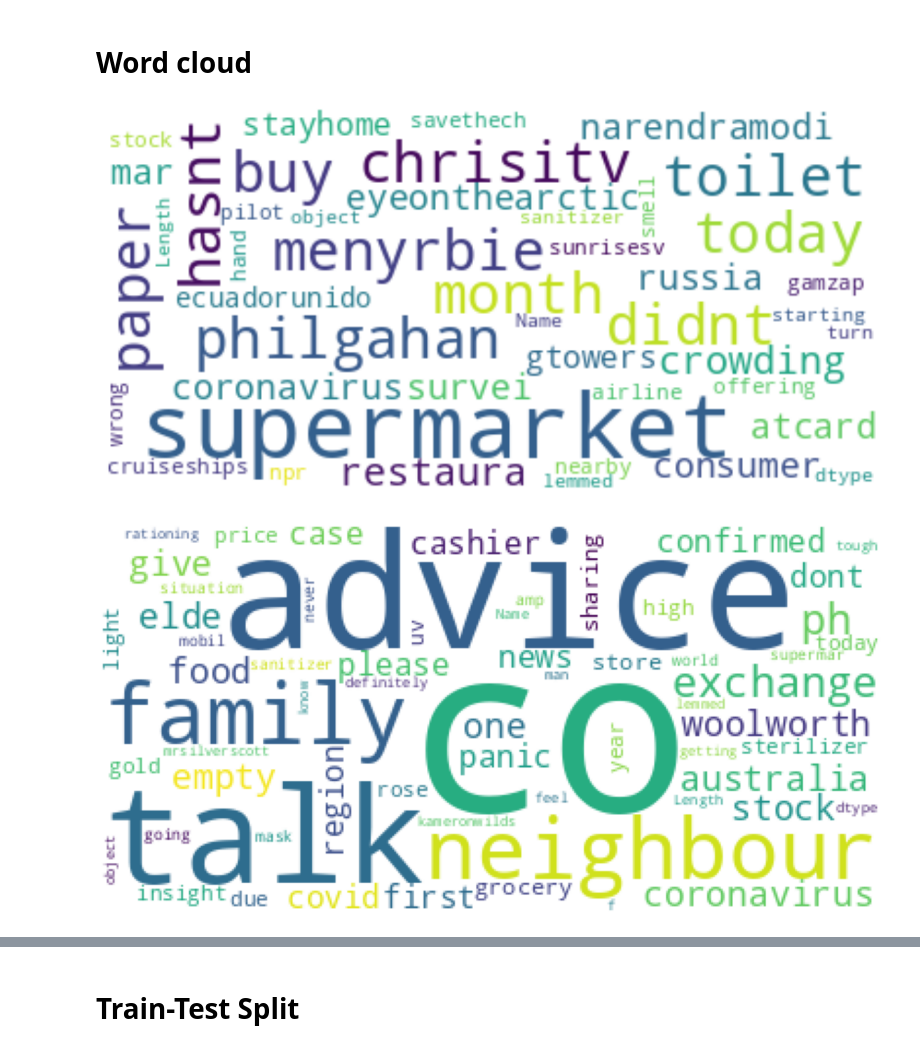
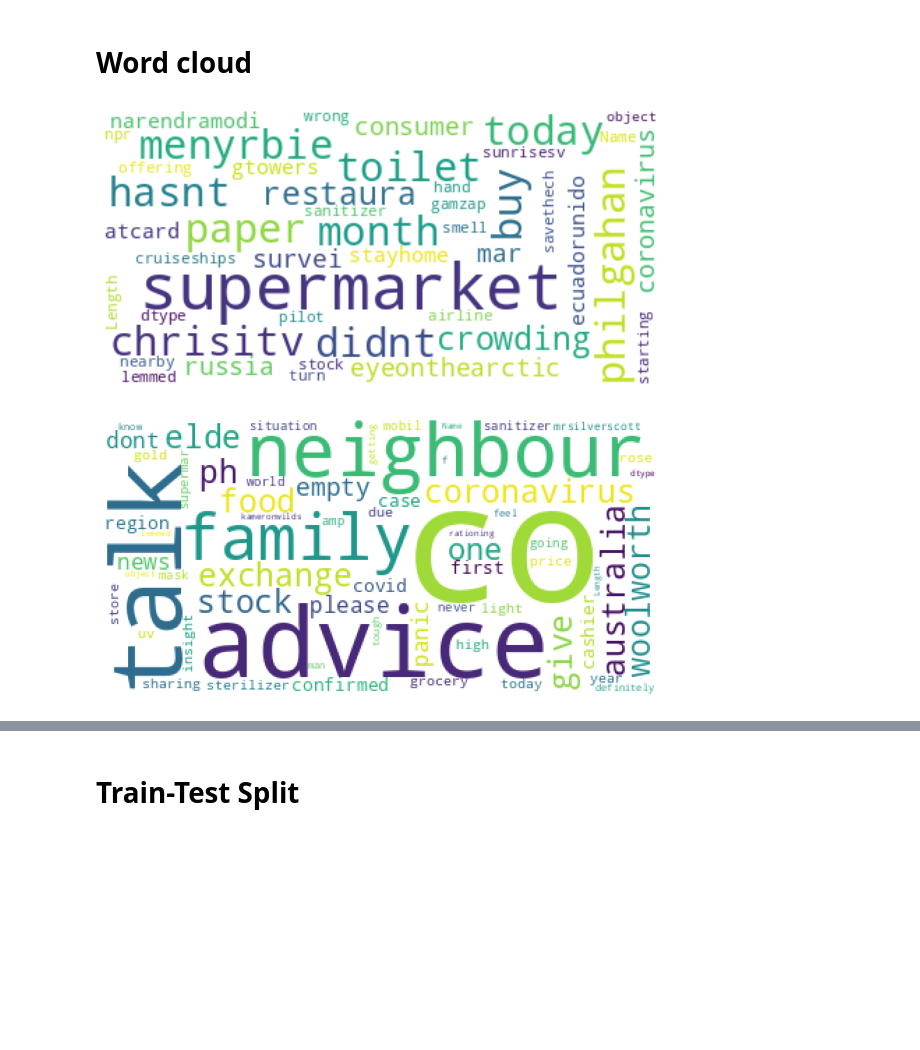
Before and after one commit to Ashif-khan033/coronavirus_tweets_sentiment_analysis, a Jupyter notebook: coronavirus_tweets_sentiment_analysis.ipynb, the cells around one changed output, grey strips where cells are left out. Drawn from its saved outputs; the diff is of its cells as text; code cells hidden in the pictures; blank space fills up the shorter version.

```diff
--- a/coronavirus_tweets_sentiment_analysis.ipynb
+++ b/coronavirus_tweets_sentiment_analysis.ipynb
@@ -426,26 +449,23 @@ neutral = pd.DataFrame(df[['stemmed','lemmed']] [df['Sentiment'] == 'Neutral'])
 positive = pd.DataFrame(df[['stemmed','lemmed']]  [df['Sentiment'] == 'Positive'])
 negative = pd.DataFrame(df[['stemmed','lemmed']]  [df['Sentiment'] == 'Negative'])
 # %%
-#mask = np.array(Image.open("/content/drive/MyDrive/Colab Notebooks/Capstone Projects /Twitter Sentiment Analysis/toppng.com-transparent-background-twitter-logo-943x800.png"))
-
-
 wc = WordCloud(background_color='white',contour_width=1,contour_color='steelblue')
 wc.generate(str(neutral['lemmed']))
-plt.figure(figsize=(20,20))
+plt.figure(figsize=(10,10))
 plt.imshow(wc,interpolation='bilinear')
 plt.axis("off")
 plt.show()
 # %% [output]
-[figure, old version]
+[figure, new version]
 # %%
 # Generating word cloud for positive sentiments
 wc.generate(str(positive['lemmed']))
-plt.figure(figsize=(20,20))
+plt.figure(figsize=(10,10))
 plt.imshow(wc)
 plt.axis("off")
 plt.show()
 # %% [output]
-[figure, old version]
+[figure, new version]
 # %%
 # Generating word cloud for negative sentiments
 wc.generate(str(negative['lemmed']))
```
Also changed, not shown: parts of 17 cells of this notebook.
